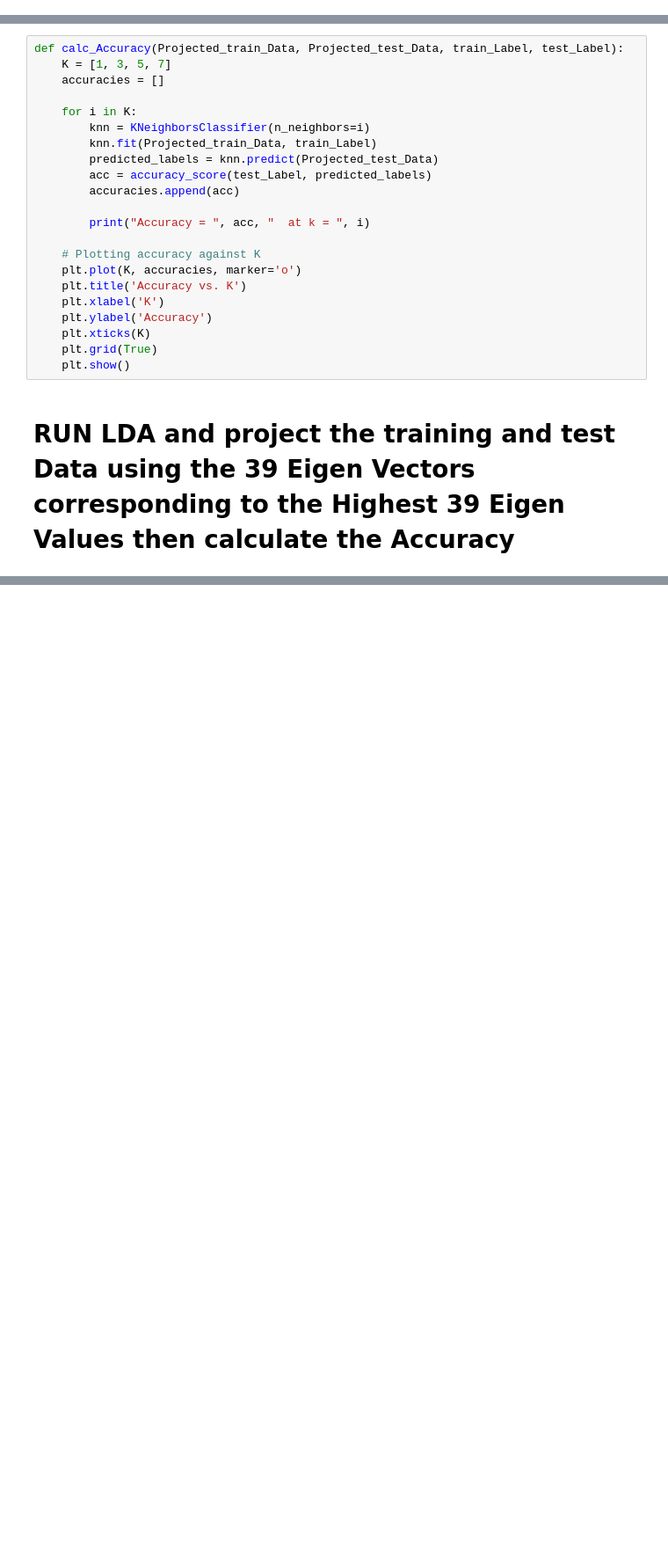
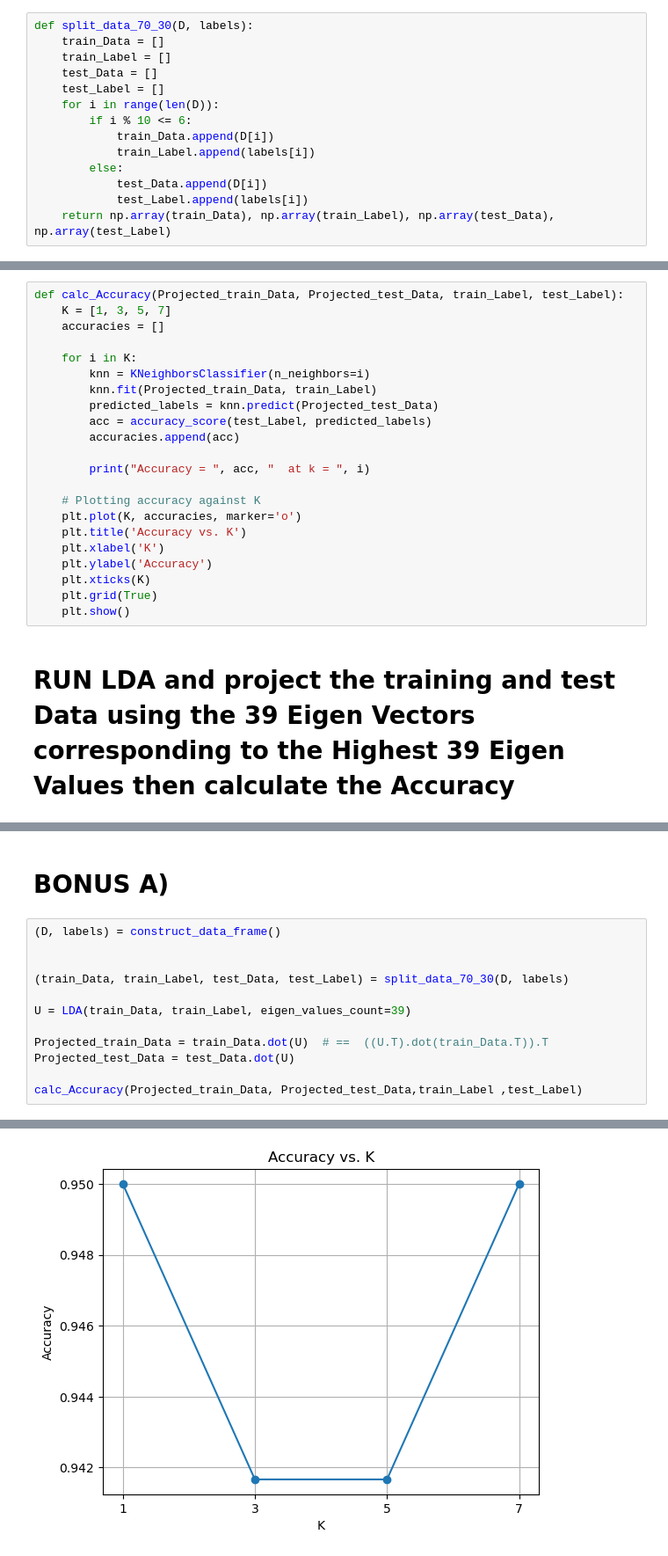
Before and after one commit to husseinkhaled733/Face_Recognition, a Jupyter notebook: LDA_Notebook.ipynb, the cells around one changed output, grey strips where cells are left out. Shown at 88% size. Saved outputs shown, nothing was run; the diff lists cells and outputs as text; blank space fills up the shorter version.

Commit message:
split 70-30

```diff
--- a/LDA_Notebook.ipynb
+++ b/LDA_Notebook.ipynb
@@ -58,3 +60,17 @@ def split_data(D, labels):
+# %%
+def split_data_70_30(D, labels):
+    train_Data = []
+    train_Label = []
+    test_Data = []
+    test_Label = []
+    for i in range(len(D)):
+        if i % 10 <= 6:
+            train_Data.append(D[i])
+            train_Label.append(labels[i])
+        else:
+            test_Data.append(D[i])
+            test_Label.append(labels[i])
+    return np.array(train_Data), np.array(train_Label), np.array(test_Data), np.array(test_Label)
 # %% [markdown]
 # LDA
 # %%
@@ -174 +185,16 @@ Accuracy =  0.92   at k =  7
 [figure]
+# %% [markdown]
+# BONUS A)
+# %%
+(D, labels) = construct_data_frame()
+
+
+(train_Data, train_Label, test_Data, test_Label) = split_data_70_30(D, labels)
+
+U = LDA(train_Data, train_Label, eigen_values_count=39)
+
+Projected_train_Data = train_Data.dot(U)  # ==  ((U.T).dot(train_Data.T)).T
+Projected_test_Data = test_Data.dot(U)
+
+calc_Accuracy(Projected_train_Data, Projected_test_Data,train_Label ,test_Label)
+# %% [output]
@@ -174,0 +218 @@ Accuracy =  0.92   at k =  7
+[figure, added]
```
Also changed, not shown: parts of 3 cells of this notebook, 1 other file.
